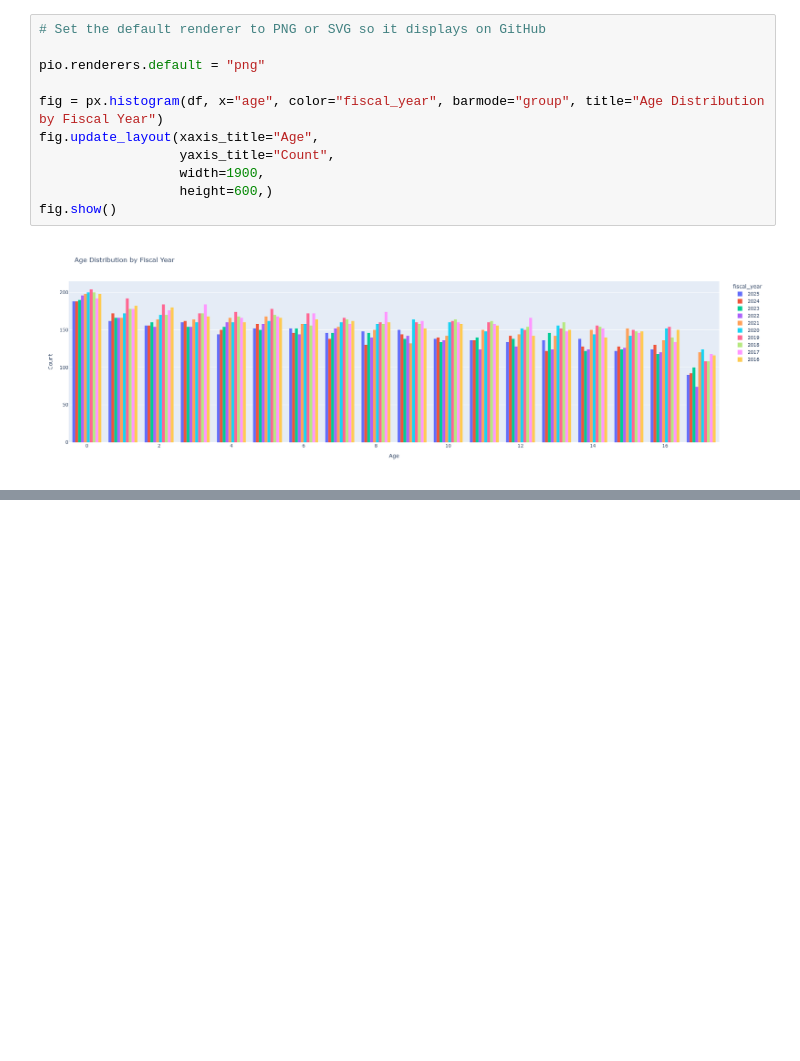
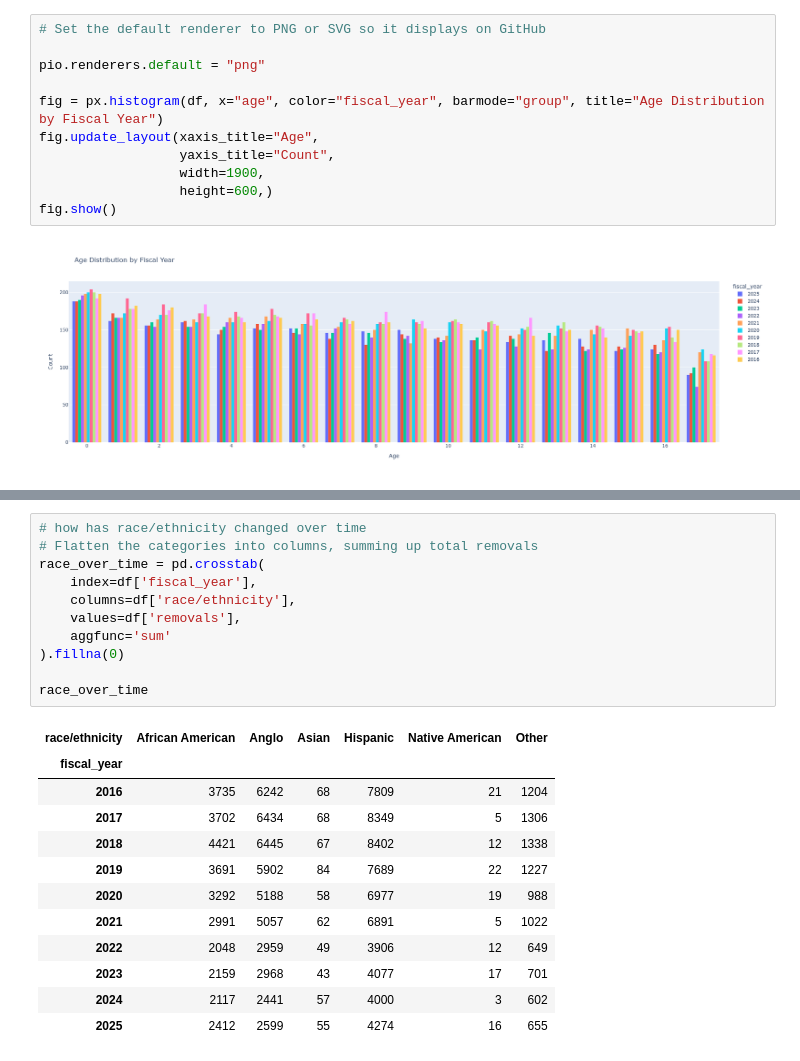
Before and after one commit to ahendrix83/data-analyst-portfolio, a Jupyter notebook: project1-eda/eda.ipynb, the cells around one changed output, grey strips where cells are left out. Saved outputs shown, nothing was run; the diff lists cells and outputs as text; blank space fills up the shorter version.

```diff
--- a/project1-eda/eda.ipynb
+++ b/project1-eda/eda.ipynb
@@ -259,0 +300,24 @@ fig.show()
+# %%
+# how has race/ethnicity changed over time
+# Flatten the categories into columns, summing up total removals
+race_over_time = pd.crosstab(
+    index=df['fiscal_year'],
+    columns=df['race/ethnicity'],
+    values=df['removals'],
+    aggfunc='sum'
+).fillna(0)
+
+race_over_time
+# %% [output]
+| race/ethnicity | African American | Anglo | Asian | Hispanic | Native American | Other |
+| fiscal_year |  |  |  |  |  |  |
+| 2016 | 3735 | 6242 | 68 | 7809 | 21 | 1204 |
+| 2017 | 3702 | 6434 | 68 | 8349 | 5 | 1306 |
+| 2018 | 4421 | 6445 | 67 | 8402 | 12 | 1338 |
+| 2019 | 3691 | 5902 | 84 | 7689 | 22 | 1227 |
+| 2020 | 3292 | 5188 | 58 | 6977 | 19 | 988 |
+| 2021 | 2991 | 5057 | 62 | 6891 | 5 | 1022 |
+| 2022 | 2048 | 2959 | 49 | 3906 | 12 | 649 |
+| 2023 | 2159 | 2968 | 43 | 4077 | 17 | 701 |
+| 2024 | 2117 | 2441 | 57 | 4000 | 3 | 602 |
+| 2025 | 2412 | 2599 | 55 | 4274 | 16 | 655 |
```
Also changed, not shown: parts of 20 cells of this notebook, 1 other file.
